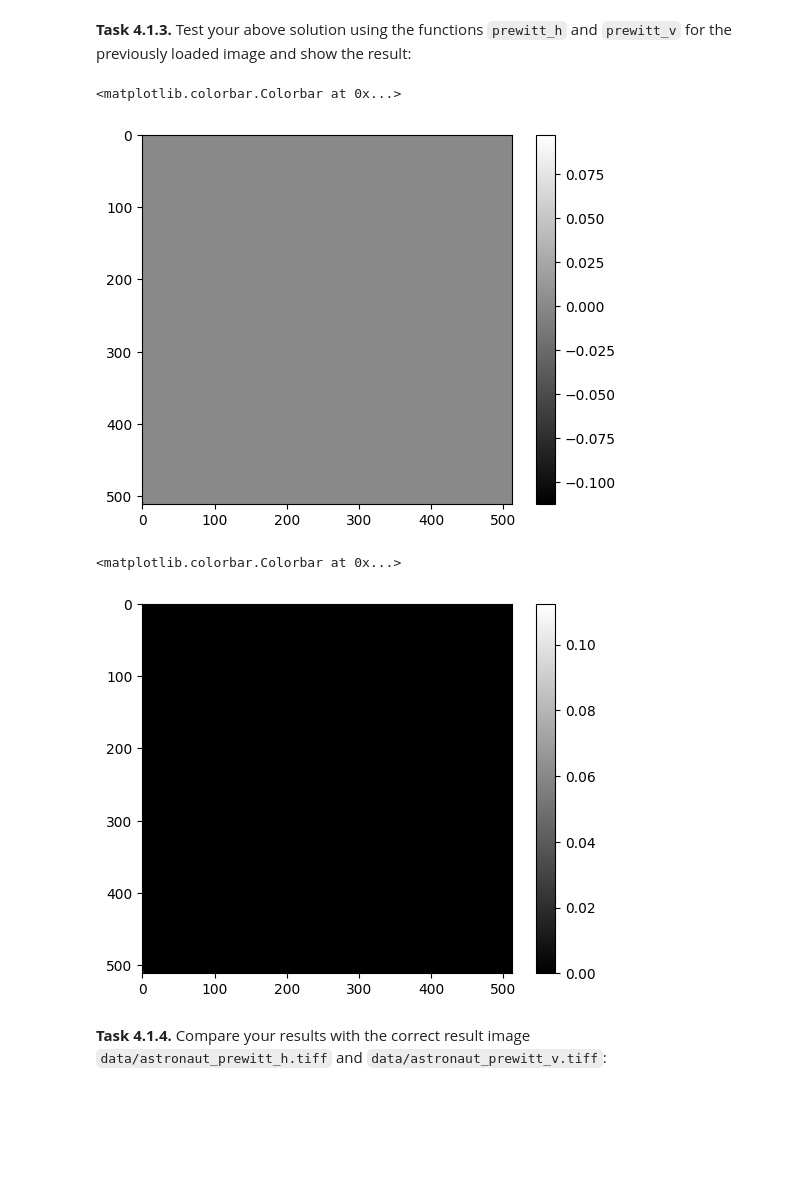
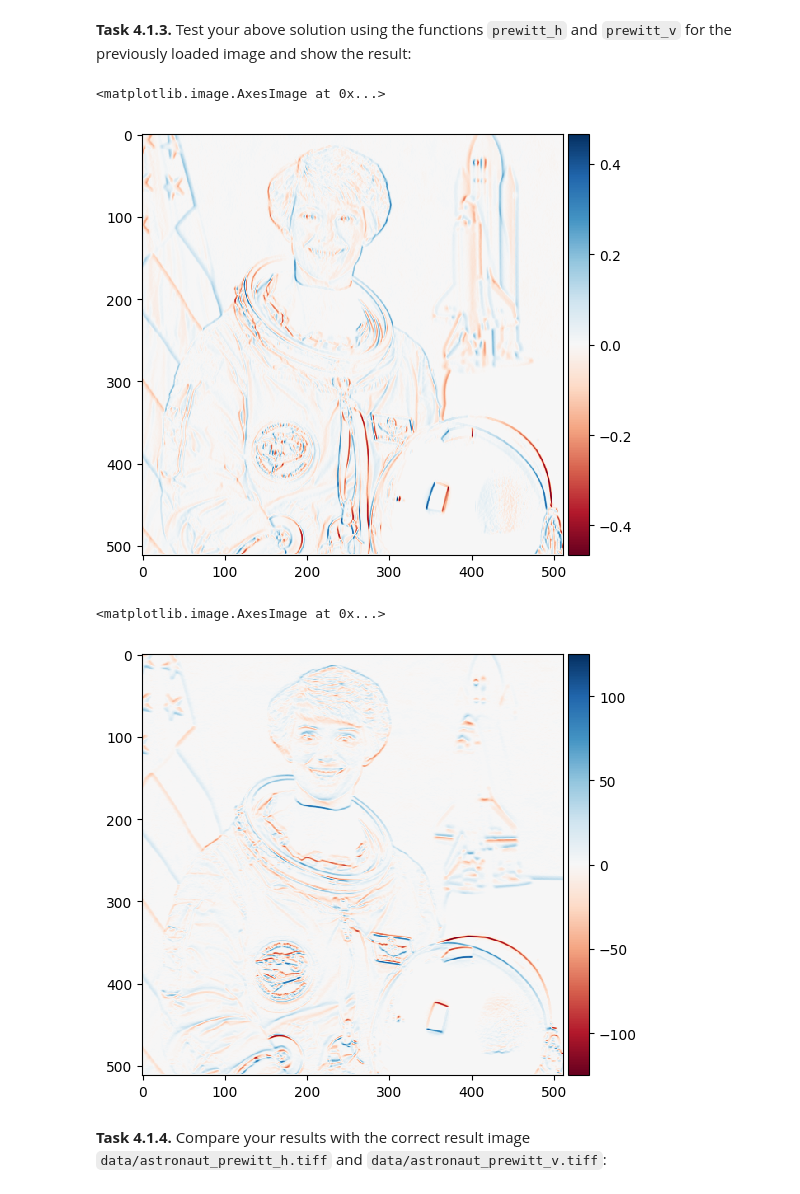
Before and after one commit to rMaximr/mobi-fs3-python, a Jupyter notebook: task4.ipynb, the cells around one changed output. Saved outputs shown, nothing was run; the diff lists cells and outputs as text; code cells hidden in the pictures; blank space fills up the shorter version.

```diff
--- a/task4.ipynb
+++ b/task4.ipynb
@@ -10,7 +11,7 @@ import matplotlib.pyplot as plt
 
 **<a id="#">Task 4.1.1.</a>** Load the image `data/astronaut.png` and show it:
 # %%
-img = plt.imread('data/astronaut.png')
-plt.imshow(img, 'gray')
+img = skimage.io.imread('data/astronaut.png')
+skimage.io.imshow(img)
 # %% [output]
 <matplotlib.image.AxesImage at 0x...>
@@ -33,15 +34,15 @@ def prewitt_h(img_in):
             j = p[1] + q[1] - n
 
             if q[1] == 0:
-                img_in[i, j] = img_in[i, j] * (-1)
+                a = img_in[i, j] * (-1)
             elif q[1] == 1:
-                img_in[i, j] = 0
+                a = 0
             else:
-                img_in[i, j] = img_in[i, j]
+                a = img_in[i, j]
 
-            neighborhood_sum += img_in[i, j]
+            neighborhood_sum += a
 
-        result[p] = neighborhood_sum / 6
+        result[p] = neighborhood_sum / (6*255)
     return result
 
 def prewitt_v(img_in):
@@ -59,13 +60,13 @@ def prewitt_v(img_in):
             j = p[1] + q[1] - n
 
             if q[0] == 0:
-                img_in[i, j] = img_in[i, j]
+                b = img_in[i, j]
             elif q[0] == 1:
-                img_in[i, j] = 0
+                b = 0
             else:
-                img_in[i, j] = img_in[i, j] * (-1)
+                b = img_in[i, j] * (-1)
 
-            neighborhood_sum += img_in[i, j]
+            neighborhood_sum += b
 
         result[p] = neighborhood_sum / 6
     return result
@@ -73,17 +74,15 @@ def prewitt_v(img_in):
 **<a id="#">Task 4.1.3.</a>** Test your above solution using the functions `prewitt_h` and `prewitt_v` for the previously loaded image and show the result:
 # %%
 x = prewitt_h(img)
-plt.imshow(x, 'gray')
-plt.colorbar()
+skimage.io.imshow(x)
 # %% [output]
-<matplotlib.colorbar.Colorbar at 0x...>
+<matplotlib.image.AxesImage at 0x...>
-[figure, old version]
+[figure, new version]
 # %%
 y = prewitt_v(img)
-plt.imshow(y, 'gray')
-plt.colorbar()
+skimage.io.imshow(y)
 # %% [output]
-<matplotlib.colorbar.Colorbar at 0x...>
+<matplotlib.image.AxesImage at 0x...>
-[figure, old version]
+[figure, new version]
 # %% [markdown]
 **<a id="#">Task 4.1.4.</a>** Compare your results with the correct result image `data/astronaut_prewitt_h.tiff` and `data/astronaut_prewitt_v.tiff`:
```
Also changed, not shown: parts of 4 cells of this notebook.
